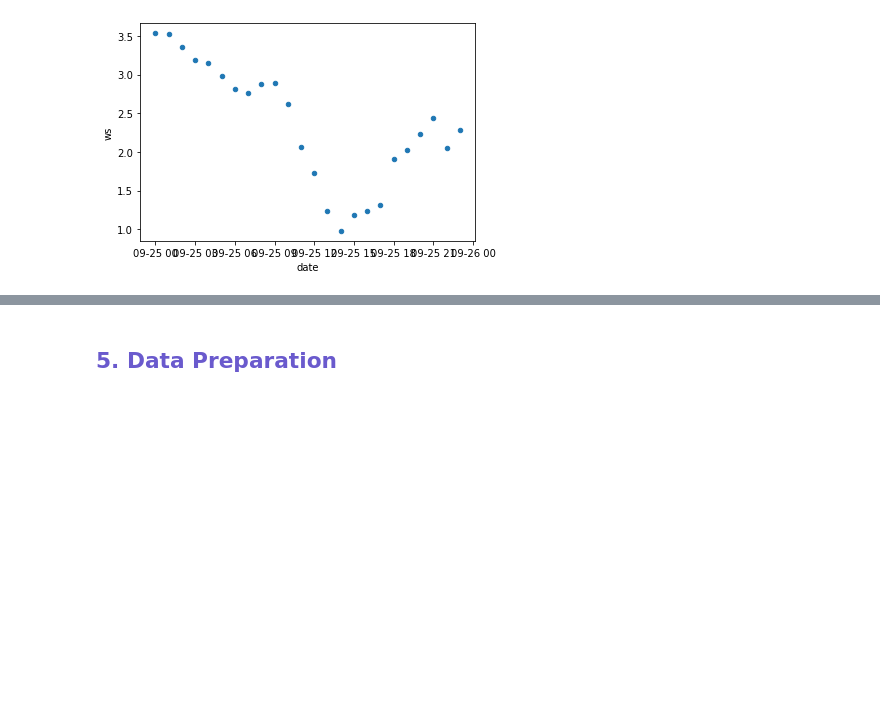
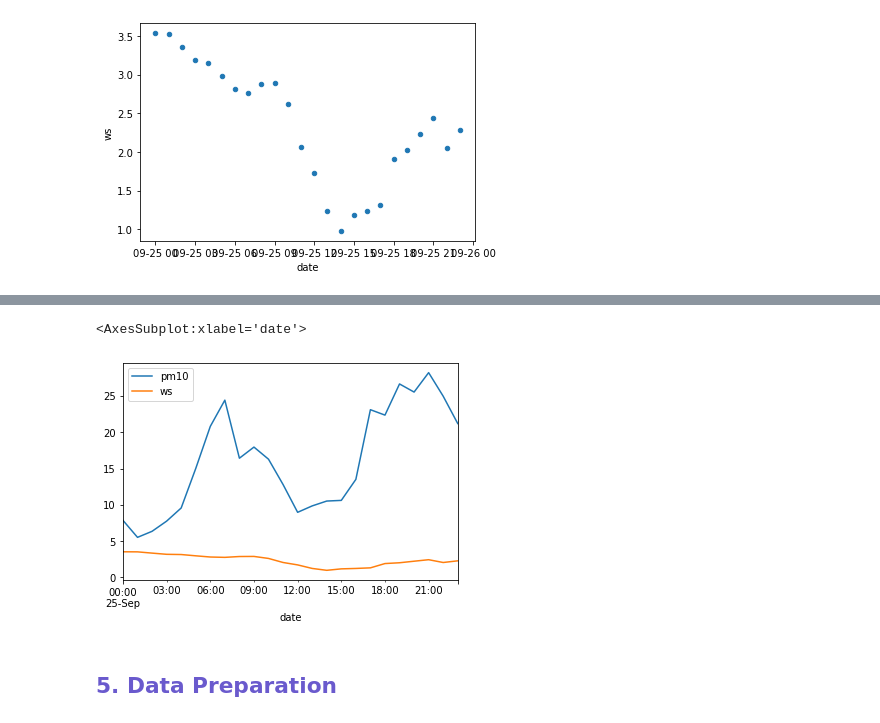
Before and after one commit to rawan-a-d/Air-Quality-Prediction, a Jupyter notebook: notebook.ipynb, the cells around one changed output, grey strips where cells are left out. Cells and saved outputs as stored; diff of their text form; code cells hidden in the pictures; blank space fills up the shorter version.

Commit message:
Added correlation with plot

```diff
--- a/notebook.ipynb
+++ b/notebook.ipynb
@@ -155,3 +175,9 @@ df_meteo_air_pollution.sample(5)
+# %%
+one_day_df_meteo_air_pollution = pd.merge(one_day, df_air_pollution[['PC4','date', 'pm10', 'pm2.5', 'no2',	'no', 'so2']], on=['PC4', 'date'])
+one_day_df_meteo_air_pollution.plot(x='date', y=['pm10','ws'])
+# %% [output]
+<AxesSubplot:xlabel='date'>
+[figure, added]
 # %% [markdown]
 <h2><font color=slateblue> 5. Data Preparation </font></h2>
 # %% [markdown]
```
Also changed, not shown: parts of 5 cells of this notebook.
